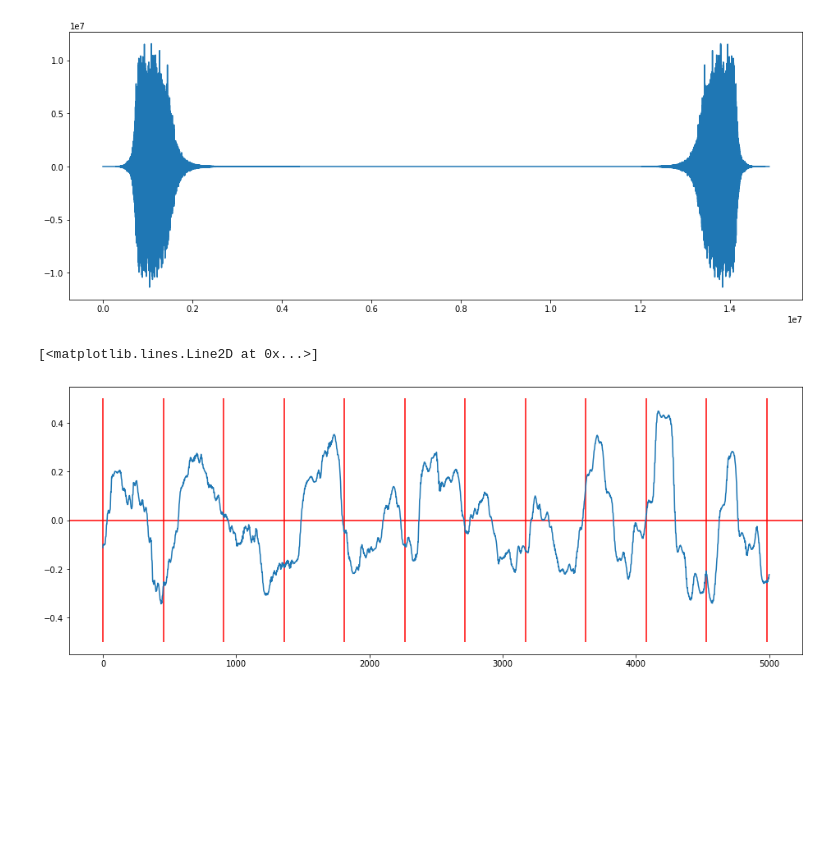
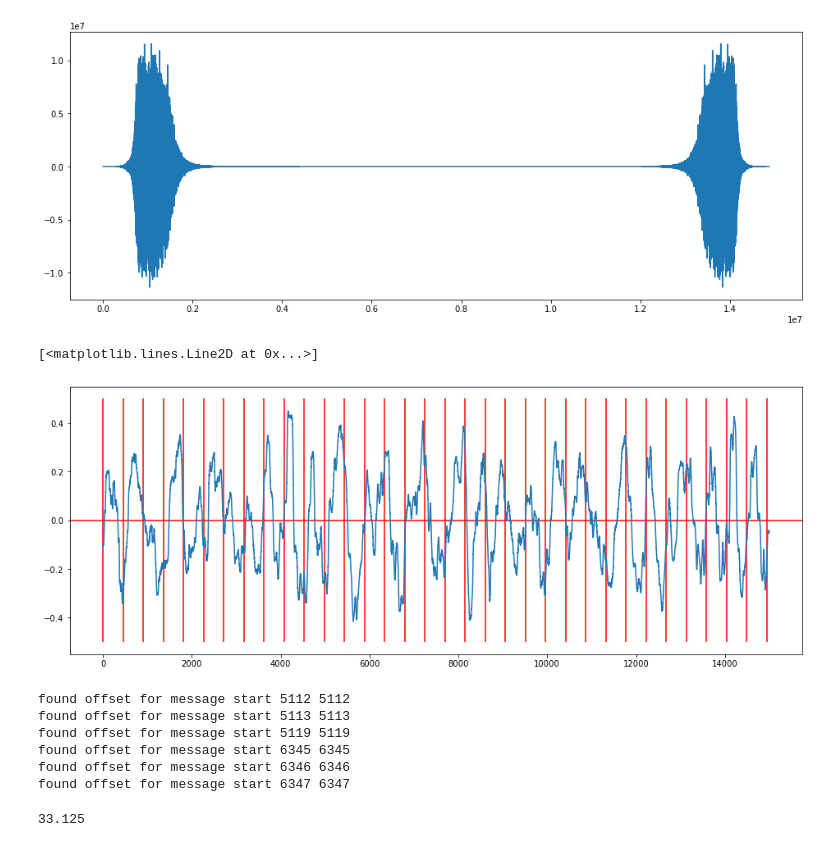
Before and after one commit to adb2-watermark-reader/adb2-watermark-reader, a Jupyter notebook: audio-watermark-decoding.ipynb, the cells around one changed output. Drawn from its saved outputs; the diff is of its cells as text; code cells hidden in the pictures; blank space fills up the shorter version.

```diff
--- a/audio-watermark-decoding.ipynb
+++ b/audio-watermark-decoding.ipynb
@@ -83,18 +83,43 @@ plt.plot(sig_fft)
 [<matplotlib.lines.Line2D at 0x...>]
 [figure]
 # %%
-samples = 5000
+samples = 15000
 sigg = sig_bandpassed
 diffs = np.zeros(samples)
 for i in range(samples):
     orig_acf = acf(sigg[i:int(samples_per_symbol)+i], nlags=offset_frames)
     delay_acf = acf(sigg[offset_frames+i:offset_frames+i+int(samples_per_symbol)], nlags=offset_frames)
+    # Sollte es nicht so sein?
+    # orig_acf = acf(sigg[i:int(samples_per_symbol/2)+i], nlags=offset_frames)
+    # delay_acf = acf(sigg[i+int(samples_per_symbol/2):i+int(samples_per_symbol)], nlags=offset_frames)
     diffs[i] = orig_acf[-1] - delay_acf[-1]
 
 plt.figure(figsize=(16, 6))
 plt.vlines(np.arange(0,samples, samples_per_symbol), -0.5, 0.5, colors=["red"])
 plt.axhline(y=0, color='r', linestyle='-')
 plt.plot(diffs, '-')
 # %% [output]
 [<matplotlib.lines.Line2D at 0x...>]
-[figure, old version]
+[figure, new version]
+# %%
+MESSAGE_HEADER = '10101110000010101011100111100100'
+MESSAGE_HEADER = '1010111000'
+for i in range(20* int(samples_per_symbol)):
+    is_correct = True
+    for j in range(len(MESSAGE_HEADER)):
+        if not (diffs[int(j*samples_per_symbol+i)] >= 0 and MESSAGE_HEADER[j] == '1' or diffs[int(j*samples_per_symbol+i)] < 0 and MESSAGE_HEADER[j] == '0'):
+            is_correct = False
+            break
+    if is_correct:
+        print(f"found offset for message start {i}", i)
+# %% [output]
+found offset for message start 5112 5112
+found offset for message start 5113 5113
+found offset for message start 5119 5119
+found offset for message start 6345 6345
+found offset for message start 6346 6346
+found offset for message start 6347 6347
+# %%
+15000 / samples_per_symbol
+# %% [output]
+33.125
```
